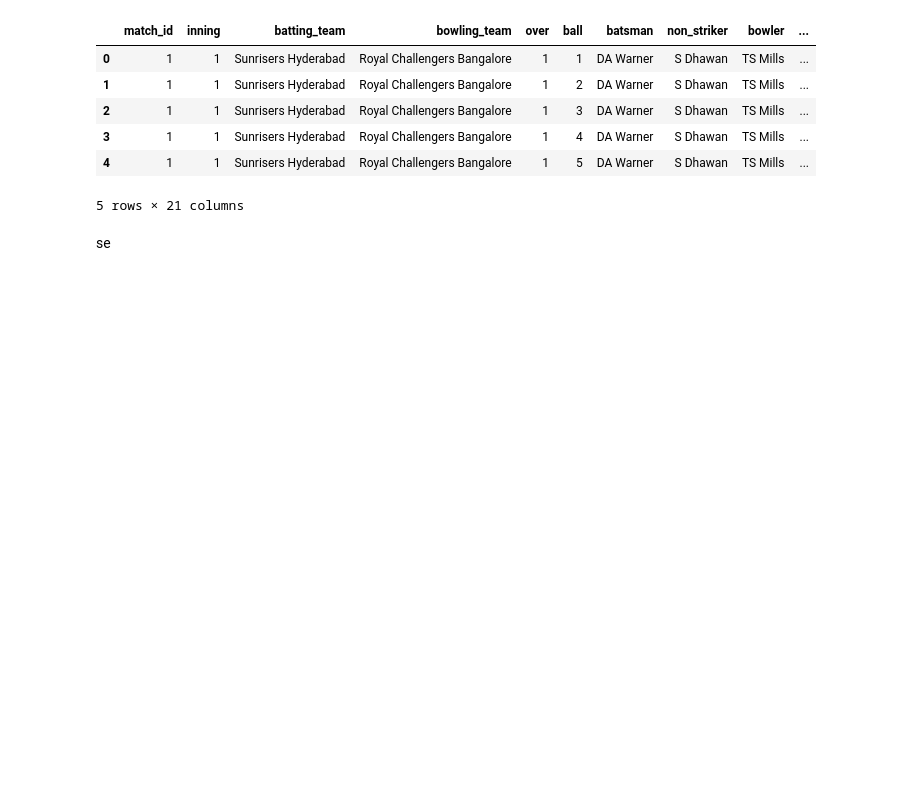
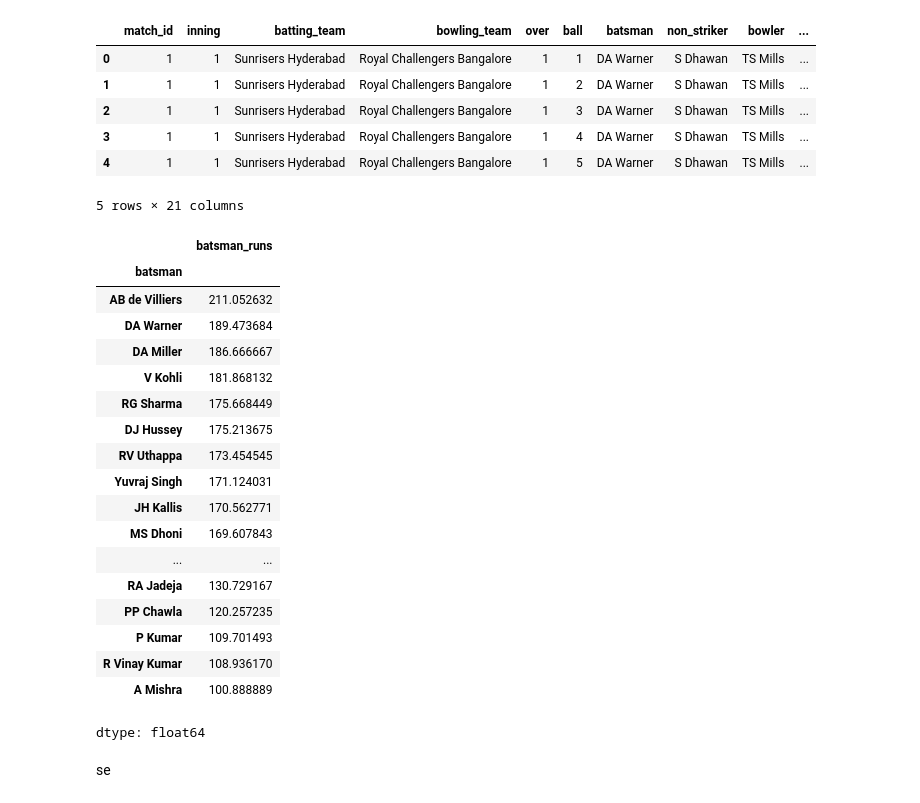
Before and after one commit to RazyAnas/MachineLearning, a Jupyter notebook: Pandas.ipynb, the cells around one changed output. Saved outputs shown, nothing was run; the diff lists cells and outputs as text; code cells hidden in the pictures; blank space fills up the shorter version.

```diff
--- a/Pandas.ipynb
+++ b/Pandas.ipynb
@@ -814,2 +820,40 @@ delivery.head()
+# %%
+mask = delivery['over'] > 15
+death_over = delivery[mask]
+all_batsman = death_over.groupby('batsman')['batsman_runs'].count().sort_values(ascending=False)
+x = all_batsman > 200
+batsman_list = all_batsman[x].index.tolist()
+# %%
+# runs scored by all these each 43 batsman and
+# number of balls played by each batsman
+
+mask = death_over['batsman'].isin(batsman_list)
+final = death_over[mask]
+# %%
+runs = final.groupby('batsman')['batsman_runs'].sum()
+balls = final.groupby('batsman')['batsman_runs'].count()
+# %%
+sr = (runs/balls)*100
+sr.sort_values(ascending=False)
+# %% [output]
+|  | batsman_runs |
+| batsman |  |
+| AB de Villiers | 211.052632 |
+| DA Warner | 189.473684 |
+| DA Miller | 186.666667 |
+| V Kohli | 181.868132 |
+| RG Sharma | 175.668449 |
+| DJ Hussey | 175.213675 |
+| RV Uthappa | 173.454545 |
+| Yuvraj Singh | 171.124031 |
+| JH Kallis | 170.562771 |
+| MS Dhoni | 169.607843 |
+| ... | ... |
+| RA Jadeja | 130.729167 |
+| PP Chawla | 120.257235 |
+| P Kumar | 109.701493 |
+| R Vinay Kumar | 108.936170 |
+| A Mishra | 100.888889 |
+dtype: float64
 # %% [markdown]
 se
```
Also changed, not shown: parts of 3 cells of this notebook.
